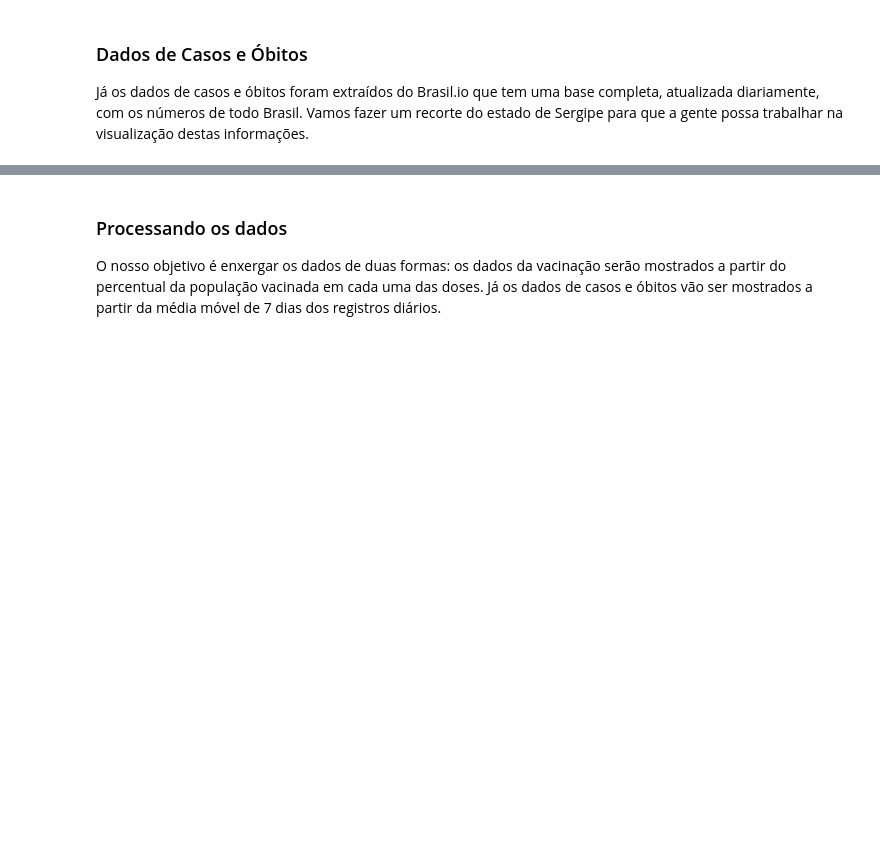
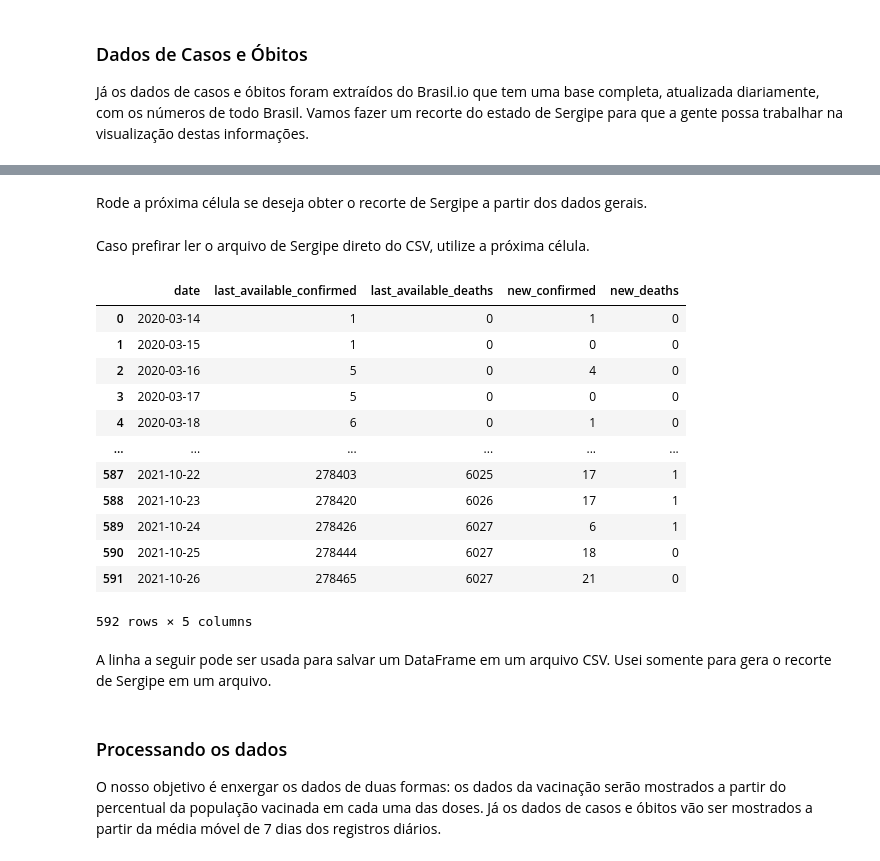
Before and after one commit to adolfoguimaraes/minicurso_dadosabertos, a Jupyter notebook: Material.ipynb, the cells around one changed output, grey strips where cells are left out. Saved outputs shown, nothing was run; the diff lists cells and outputs as text; code cells hidden in the pictures; blank space fills up the shorter version.

```diff
--- a/Material.ipynb
+++ b/Material.ipynb
@@ -348,8 +617,31 @@ dados_full
+# %% [markdown]
+Rode a próxima célula se deseja obter o recorte de Sergipe a partir dos dados gerais.
 # %%
 dados_gerais_sergipe = dados_full.query('state == "SE" and city.isnull()', engine='python')
 dados_gerais_sergipe = dados_gerais_sergipe[['date','last_available_confirmed','last_available_deaths','new_confirmed','new_deaths']]
 dados_gerais_sergipe = dados_gerais_sergipe.reset_index(drop=True)
 dados_gerais_sergipe
+# %% [markdown]
+Caso prefirar ler o arquivo de Sergipe direto do CSV, utilize a próxima célula.
+# %%
+dados_gerais_sergipe = pd.read_csv("/content/drive/MyDrive/ApresentacaoIA/Minicursos/Coletando, processando e visualizando dados abertos/data/covid/caso_full_sergipe.csv")
+dados_gerais_sergipe
+# %% [output]
+|  | date | last_available_confirmed | last_available_deaths | new_confirmed | new_deaths |
+| 0 | 2020-03-14 | 1 | 0 | 1 | 0 |
+| 1 | 2020-03-15 | 1 | 0 | 0 | 0 |
+| 2 | 2020-03-16 | 5 | 0 | 4 | 0 |
+| 3 | 2020-03-17 | 5 | 0 | 0 | 0 |
+| 4 | 2020-03-18 | 6 | 0 | 1 | 0 |
+| ... | ... | ... | ... | ... | ... |
+| 587 | 2021-10-22 | 278403 | 6025 | 17 | 1 |
+| 588 | 2021-10-23 | 278420 | 6026 | 17 | 1 |
+| 589 | 2021-10-24 | 278426 | 6027 | 6 | 1 |
+| 590 | 2021-10-25 | 278444 | 6027 | 18 | 0 |
+| 591 | 2021-10-26 | 278465 | 6027 | 21 | 0 |
+592 rows × 5 columns
+# %% [markdown]
+A linha a seguir pode ser usada para salvar um DataFrame em um arquivo CSV. Usei somente para gera o recorte de Sergipe em um arquivo.
 # %%
 dados_gerais_sergipe.to_csv("/content/drive/MyDrive/ApresentacaoIA/Minicursos/Coletando, processando e visualizando dados abertos/data/covid/caso_full_sergipe.csv", index=False)
 # %% [markdown]
```
Also changed, not shown: parts of 35 cells of this notebook.
